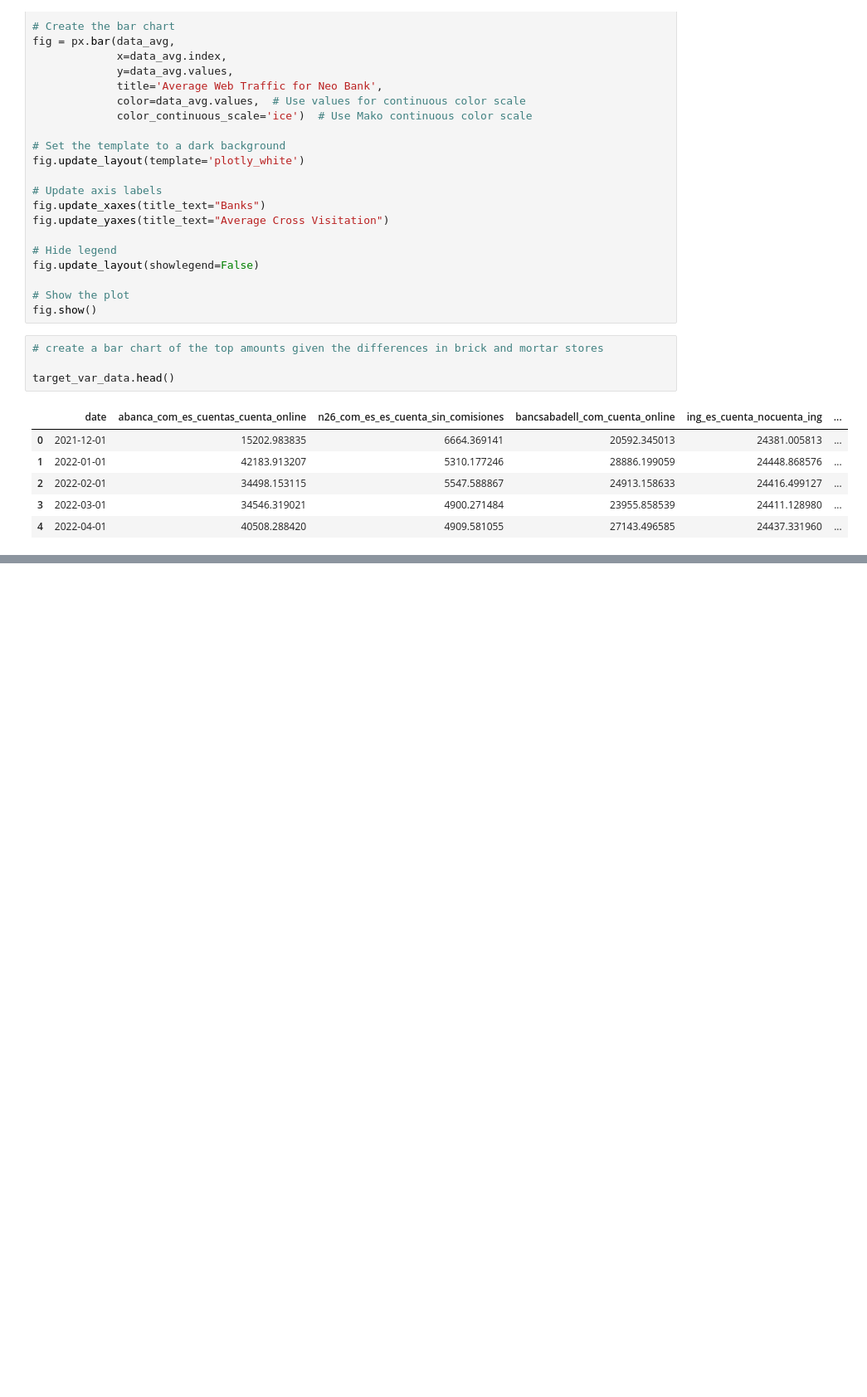
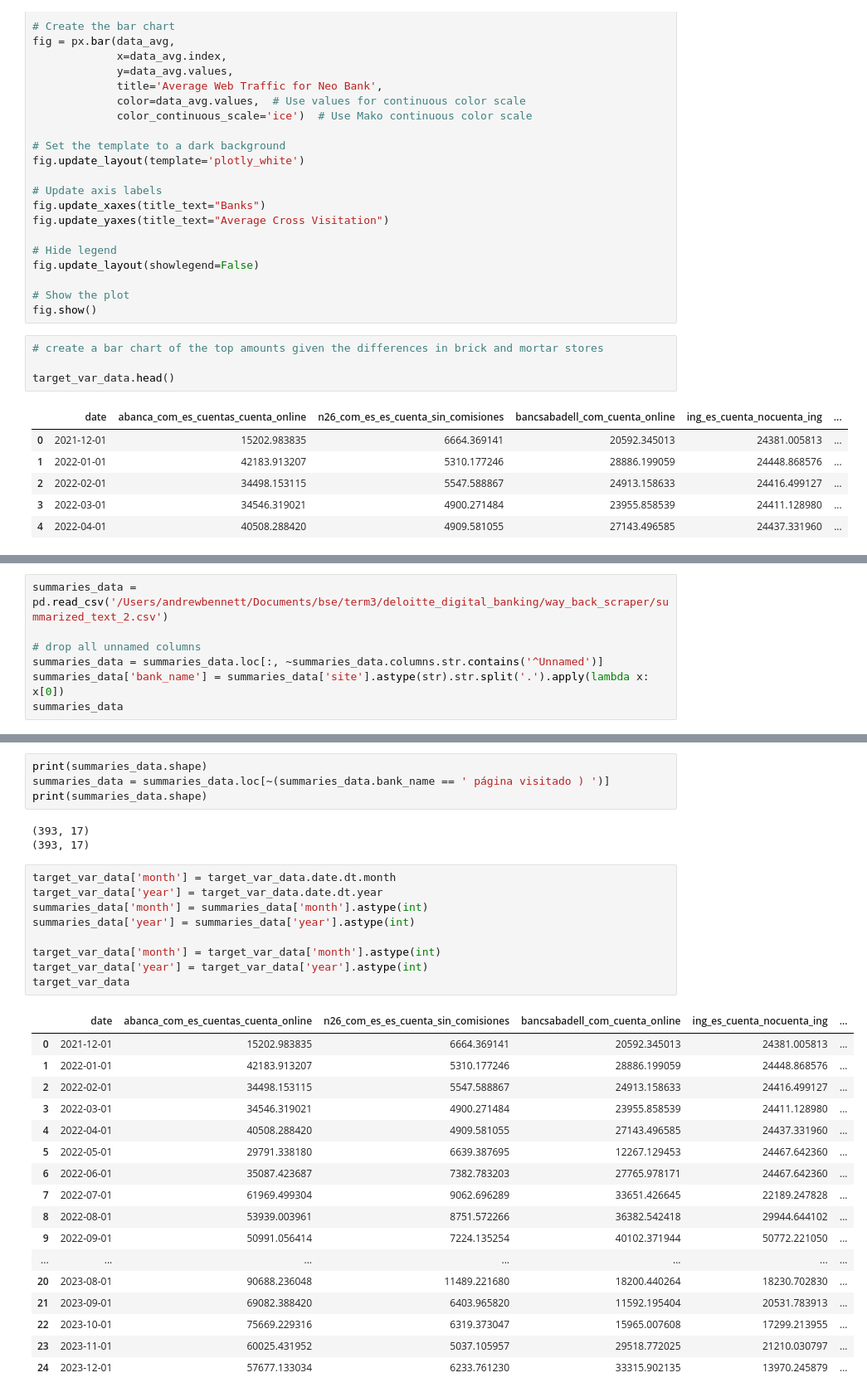
Before and after one commit to agbennett-bse/deloitte_digital_banking, a Jupyter notebook: deloitte_digital_banking/exploratory.ipynb, the cells around one changed output, grey strips where cells are left out. Shown at 83% size. Saved outputs shown, nothing was run; the diff lists cells and outputs as text; blank space fills up the shorter version.

```diff
--- a/deloitte_digital_banking/exploratory.ipynb
+++ b/deloitte_digital_banking/exploratory.ipynb
@@ -546,0 +529,7 @@ target_var_lookups
+# %%
+summaries_data = pd.read_csv('/Users/andrewbennett/Documents/bse/term3/deloitte_digital_banking/way_back_scraper/summarized_text_2.csv')
+
+# drop all unnamed columns
+summaries_data = summaries_data.loc[:, ~summaries_data.columns.str.contains('^Unnamed')]
+summaries_data['bank_name'] = summaries_data['site'].astype(str).str.split('.').apply(lambda x: x[0])
+summaries_data
@@ -546,0 +550,34 @@ target_var_lookups
+# %%
+print(summaries_data.shape)
+summaries_data = summaries_data.loc[~(summaries_data.bank_name == ' página visitado ) ')]
+print(summaries_data.shape)
+# %% [output]
+(393, 17)
+(393, 17)
+# %%
+target_var_data['month'] = target_var_data.date.dt.month
+target_var_data['year'] = target_var_data.date.dt.year
+summaries_data['month'] = summaries_data['month'].astype(int)
+summaries_data['year'] = summaries_data['year'].astype(int)
+
+target_var_data['month'] = target_var_data['month'].astype(int)
+target_var_data['year'] = target_var_data['year'].astype(int)
+target_var_data
+# %% [output]
+|  | date | abanca_com_es_cuentas_cuenta_online | n26_com_es_es_cuenta_sin_comisiones | bancsabadell_com_cuenta_online | ing_es_cuenta_nocuenta_ing | ... |
+| 0 | 2021-12-01 | 15202.983835 | 6664.369141 | 20592.345013 | 24381.005813 | ... |
+| 1 | 2022-01-01 | 42183.913207 | 5310.177246 | 28886.199059 | 24448.868576 | ... |
+| 2 | 2022-02-01 | 34498.153115 | 5547.588867 | 24913.158633 | 24416.499127 | ... |
+| 3 | 2022-03-01 | 34546.319021 | 4900.271484 | 23955.858539 | 24411.128980 | ... |
+| 4 | 2022-04-01 | 40508.288420 | 4909.581055 | 27143.496585 | 24437.331960 | ... |
+| 5 | 2022-05-01 | 29791.338180 | 6639.387695 | 12267.129453 | 24467.642360 | ... |
+| 6 | 2022-06-01 | 35087.423687 | 7382.783203 | 27765.978171 | 24467.642360 | ... |
+| 7 | 2022-07-01 | 61969.499304 | 9062.696289 | 33651.426645 | 22189.247828 | ... |
+| 8 | 2022-08-01 | 53939.003961 | 8751.572266 | 36382.542418 | 29944.644102 | ... |
+| 9 | 2022-09-01 | 50991.056414 | 7224.135254 | 40102.371944 | 50772.221050 | ... |
+| ... | ... | ... | ... | ... | ... | ... |
+| 20 | 2023-08-01 | 90688.236048 | 11489.221680 | 18200.440264 | 18230.702830 | ... |
+| 21 | 2023-09-01 | 69082.388420 | 6403.965820 | 11592.195404 | 20531.783913 | ... |
+| 22 | 2023-10-01 | 75669.229316 | 6319.373047 | 15965.007608 | 17299.213955 | ... |
+| 23 | 2023-11-01 | 60025.431952 | 5037.105957 | 29518.772025 | 21210.030797 | ... |
+| 24 | 2023-12-01 | 57677.133034 | 6233.761230 | 33315.902135 | 13970.245879 | ... |
```
Also changed, not shown: parts of 8 cells of this notebook.
